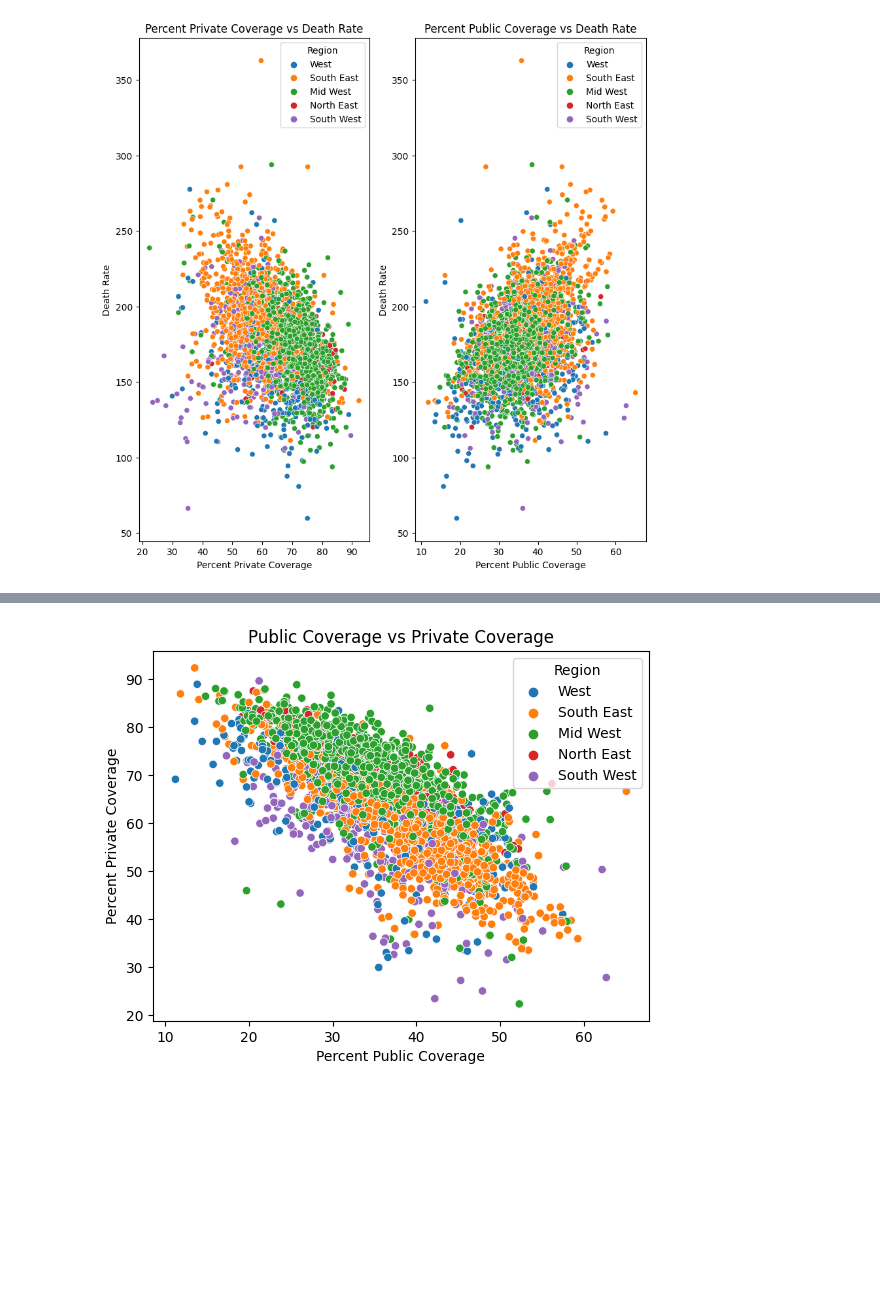
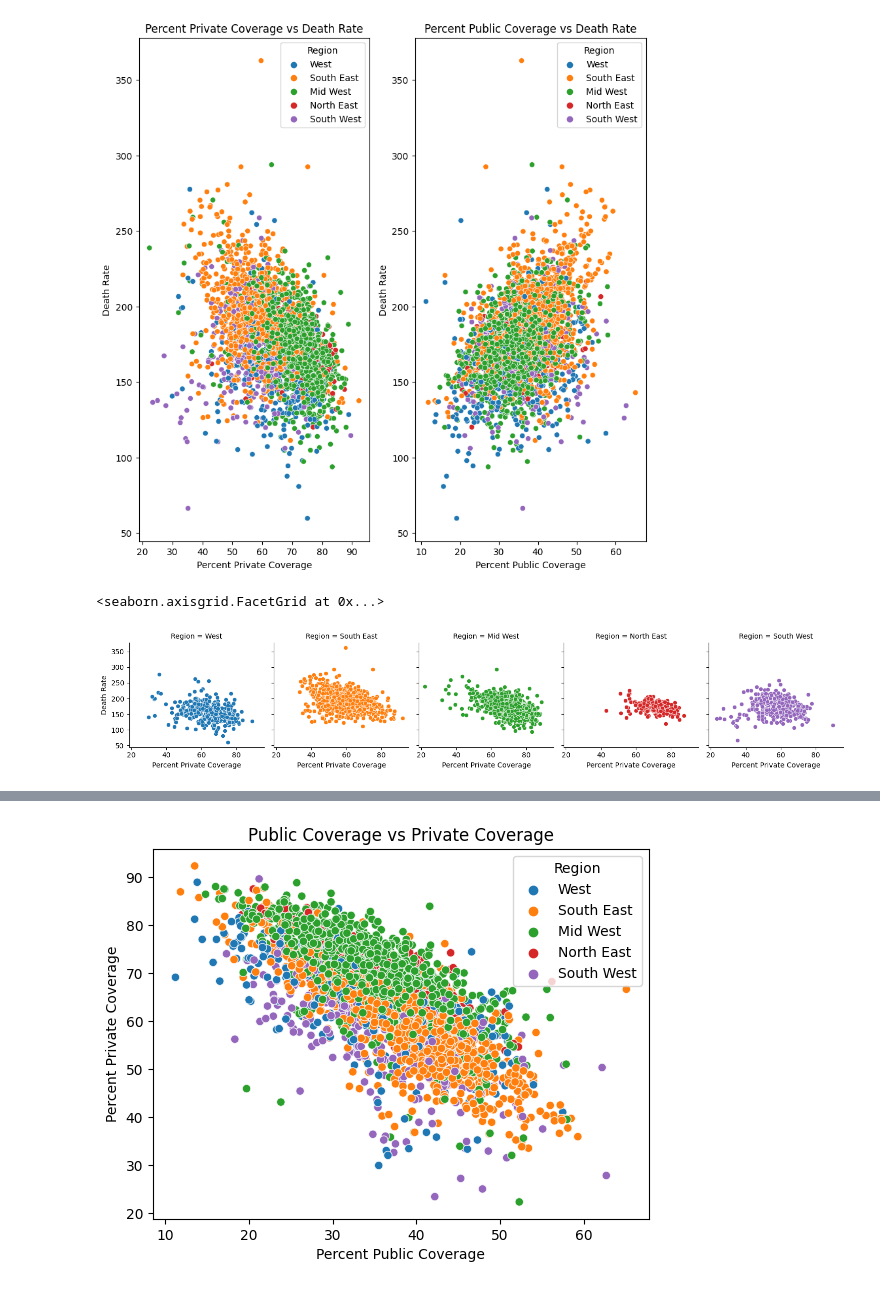
Before and after one commit to caseyhild/Data-Science-For-Cancer-Analysis, a Jupyter notebook: EDACheckpointGroup_Sp23_Casey_s_Group.ipynb, the cells around one changed output, grey strips where cells are left out. Cells and saved outputs as stored; diff of their text form; code cells hidden in the pictures; blank space fills up the shorter version.

```diff
--- a/EDACheckpointGroup_Sp23_Casey_s_Group.ipynb
+++ b/EDACheckpointGroup_Sp23_Casey_s_Group.ipynb
@@ -338,3 +350,9 @@ ax1.set_title("Percent Private Coverage vs Death Rate"); # Completed with help o
 ax2.set_title("Percent Public Coverage vs Death Rate"); # Completed with help of CoPilot
 # %% [output]
 [figure]
+# %%
+facetGrid = sns.FacetGrid(col='Region', data=data_cancer, hue='Region')
+facetGrid.map(sns.scatterplot, 'Percent Private Coverage', 'Death Rate')
+# %% [output]
+<seaborn.axisgrid.FacetGrid at 0x...>
+[figure, added]
```
Also changed, not shown: parts of 13 cells of this notebook.
